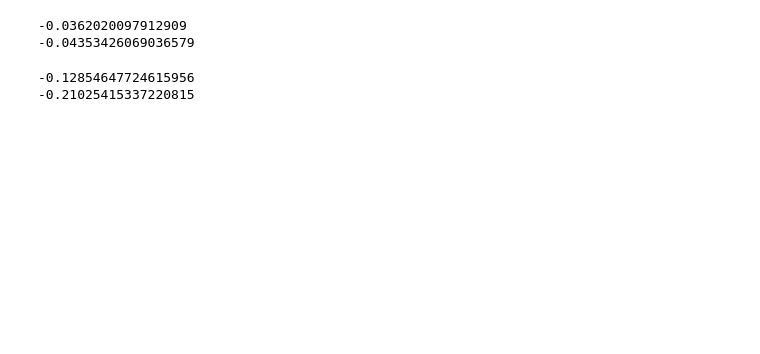
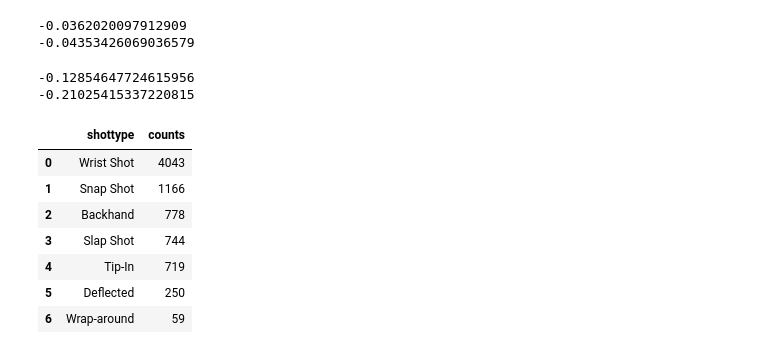
Before and after one commit to RGenkishi/IFT6758_Milestone-1, a Jupyter notebook: question4-5.ipynb, the cells around one changed output. Drawn from its saved outputs; the diff is of its cells as text; code cells hidden in the pictures; blank space fills up the shorter version.

```diff
--- a/question4-5.ipynb
+++ b/question4-5.ipynb
@@ -88,0 +86,13 @@ shot = df[df['event']=="Shot"]['shotSecondaryType'].value_counts().rename_axis('
+# %%
+goal = df[df['event']=="Goal"]['shotSecondaryType'].value_counts().rename_axis('shottype').reset_index(name='counts')
+shot = df[df['event']=="Shot"]['shotSecondaryType'].value_counts().rename_axis('shottype').reset_index(name='counts')
+goal
+# %% [output]
+|  | shottype | counts |
+| 0 | Wrist Shot | 4043 |
+| 1 | Snap Shot | 1166 |
+| 2 | Backhand | 778 |
+| 3 | Slap Shot | 744 |
+| 4 | Tip-In | 719 |
+| 5 | Deflected | 250 |
+| 6 | Wrap-around | 59 |
```
Also changed, not shown: parts of 3 cells of this notebook, 7 other files.
